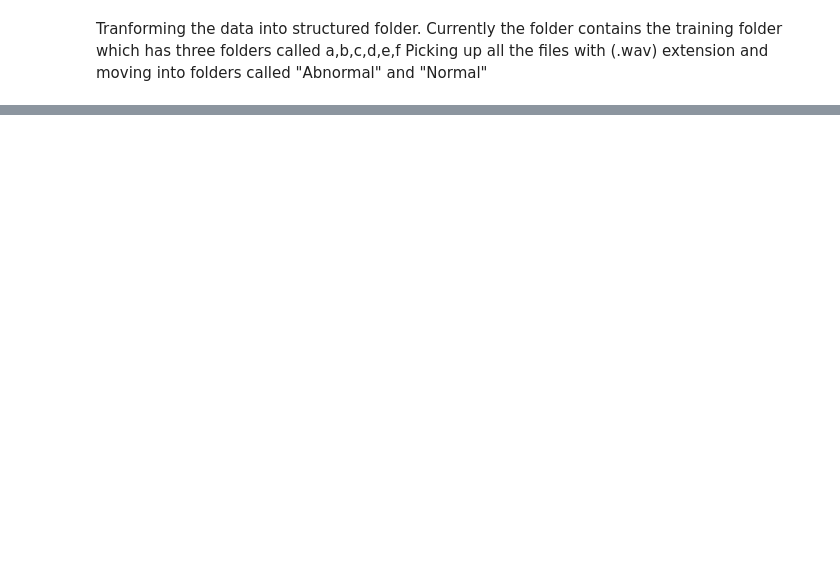
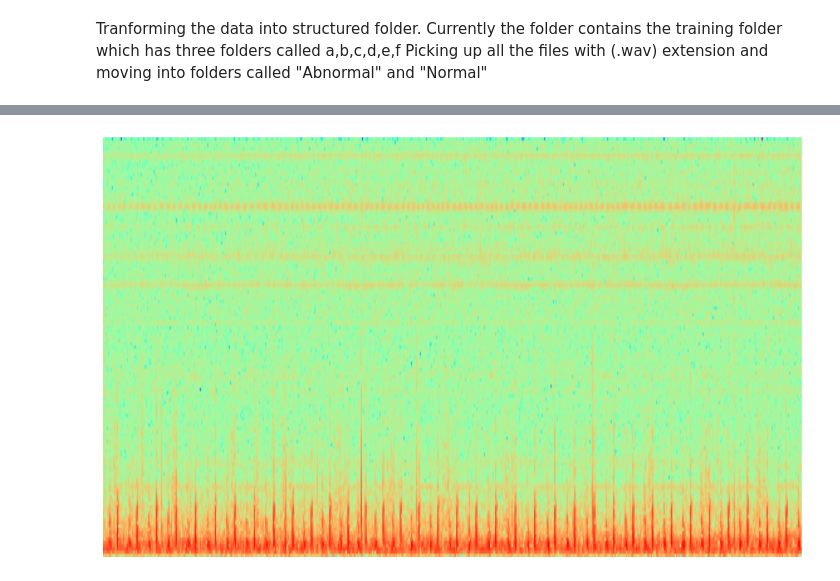
Before and after one commit to sania8/ProgrammingAndMathsforAI, a Jupyter notebook: EDA-Physionet-HeartBeatSounds.ipynb, the cells around one changed output, grey strips where cells are left out. Cells and saved outputs as stored; diff of their text form; code cells hidden in the pictures; blank space fills up the shorter version.

```diff
--- a/EDA-Physionet-HeartBeatSounds.ipynb
+++ b/EDA-Physionet-HeartBeatSounds.ipynb
@@ -65,0 +165,53 @@ print("\nDone moving all files!")
+# %%
+import numpy as np
+import matplotlib.pyplot as plt
+from scipy.io import wavfile
+
+# ---------------------------
+# 1. Load your WAV file
+# ---------------------------
+wav_path = "dataset/abnormal/a0001.wav"
+sample_rate, data = wavfile.read(wav_path)
+
+# ---------------------------
+# 2. Convert to mono if stereo
+# ---------------------------
+if len(data.shape) == 2:
+    data = data.mean(axis=1)
+
+# ---------------------------
+# 3. Remove outliers
+# ---------------------------
+# Option 1: Clip amplitudes to remove extreme spikes
+threshold = 7000  # adjust depending on your audio
+data = np.clip(data, -threshold, threshold)
+
+# Option 2: Replace extreme outliers based on standard deviation
+# mean = np.mean(data)
+# std = np.std(data)
+# outliers = np.abs(data - mean) > 3*std
+# data[outliers] = mean
+
+# ---------------------------
+# 4. Plot clean spectrogram
+# ---------------------------
+fig, ax = plt.subplots(figsize=(10, 6))
+
+# Plot spectrogram
+ax.specgram(data, Fs=sample_rate, cmap="rainbow")
+
+# Remove axes, ticks, labels
+ax.axis('off')
+
+# Remove extra padding / margins
+plt.subplots_adjust(left=0, right=1, top=1, bottom=0)
+
+# Display
+plt.show()
+
+# ---------------------------
+# 5. Save spectrogram without border
+# ---------------------------
+fig.savefig("clean_spectrogram_new.png", bbox_inches='tight', pad_inches=0)
+# %% [output]
+[figure, added]
```
Also changed, not shown: parts of 45 cells of this notebook.
